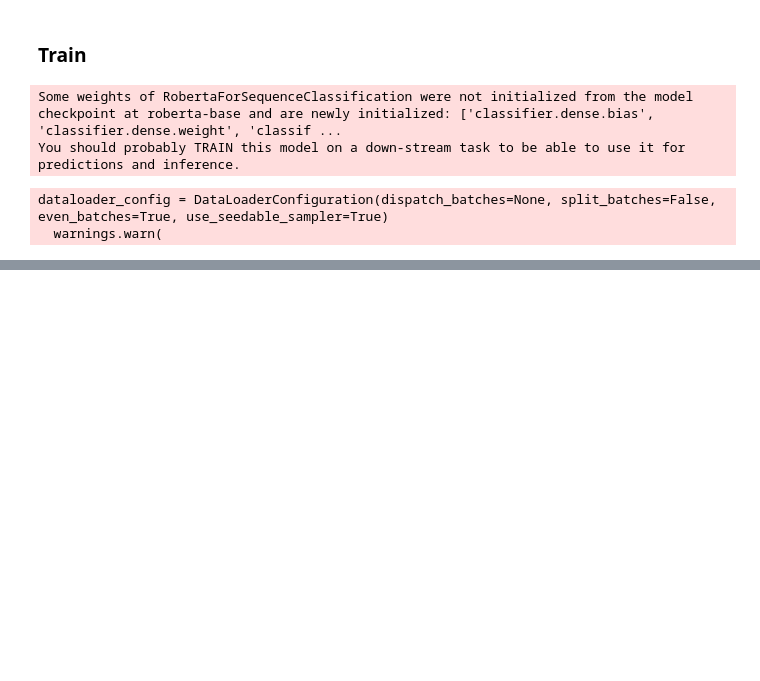
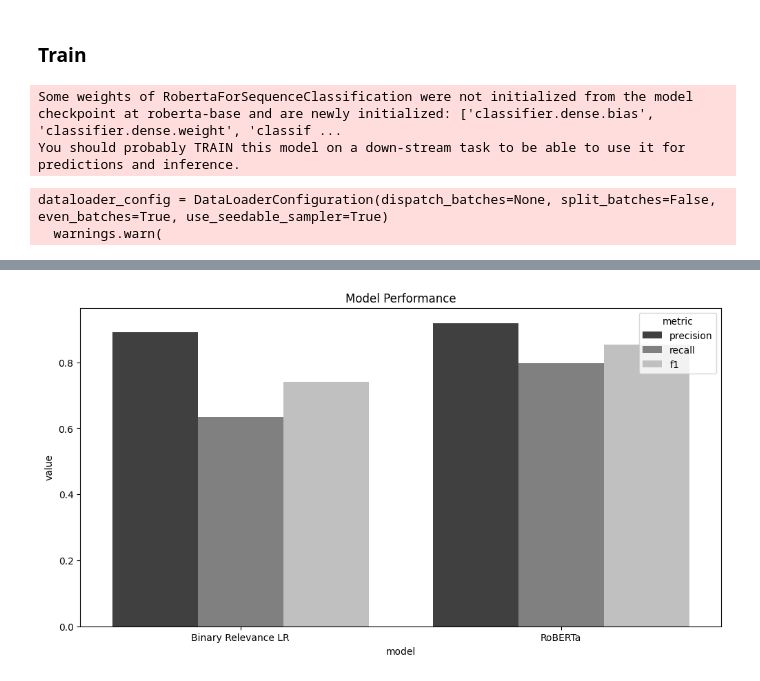
Before and after one commit to Mattcalcaterra/630_final, a Jupyter notebook: adviceLabeling.ipynb, the cells around one changed output, grey strips where cells are left out. Cells and saved outputs as stored; diff of their text form; code cells hidden in the pictures; blank space fills up the shorter version.

Commit message:
Add results graphing

```diff
--- a/adviceLabeling.ipynb
+++ b/adviceLabeling.ipynb
@@ -254,5 +251,16 @@ Precision: 0.8571428571428571, Recall: 0.5142857142857142, F1: 0.642857142857142
 
 Precision: 0.8918918918918919, Recall: 0.6346153846153846, F1: 0.7415730337078652
+# %%
+# store results for later
+model_results = []
+model_results.append(
+    {
+        "model": "Binary Relevance LR",
+        "precision": precision,
+        "recall": recall,
+        "f1": f1,
+    }
+)
 # %% [markdown]
 # Transformer Based Model
 # %%
@@ -450,0 +448,9 @@ print(test_metrics)
+# %%
+model_results.append(
+    {
+        "model": "RoBERTa",
+        "precision": test_metrics["precision"],
+        "recall": test_metrics["recall"],
+        "f1": test_metrics["f1"],
+    }
+)
@@ -450,0 +459,4 @@ print(test_metrics)
+# %%
+# plot model results
+model_results_df = pd.DataFrame(model_results)
+model_results_df
@@ -450,0 +467,4 @@ print(test_metrics)
+# %%
+# stack precision, recall, f1
+model_results_df = model_results_df.melt(id_vars="model", var_name="metric")
+model_results_df
@@ -450,0 +479,10 @@ print(test_metrics)
+# %%
+# plot results
+plt.figure(figsize=(12, 6))
+sns.barplot(
+    x="model", y="value", hue="metric", data=model_results_df, palette="gray"
+)
+plt.title("Model Performance")
+plt.show()
+# %% [output]
+[figure, added]
```
Also changed, not shown: parts of 15 cells of this notebook.
